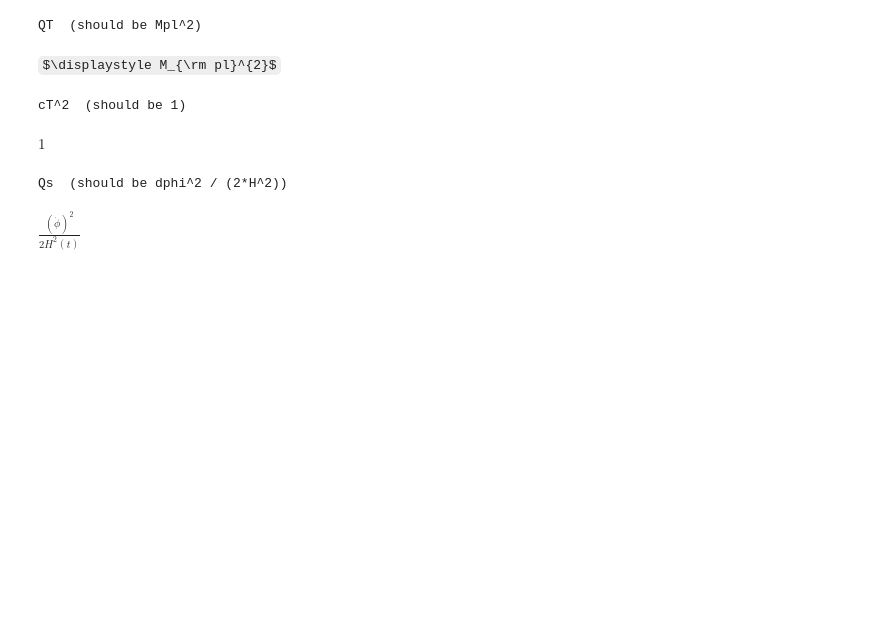
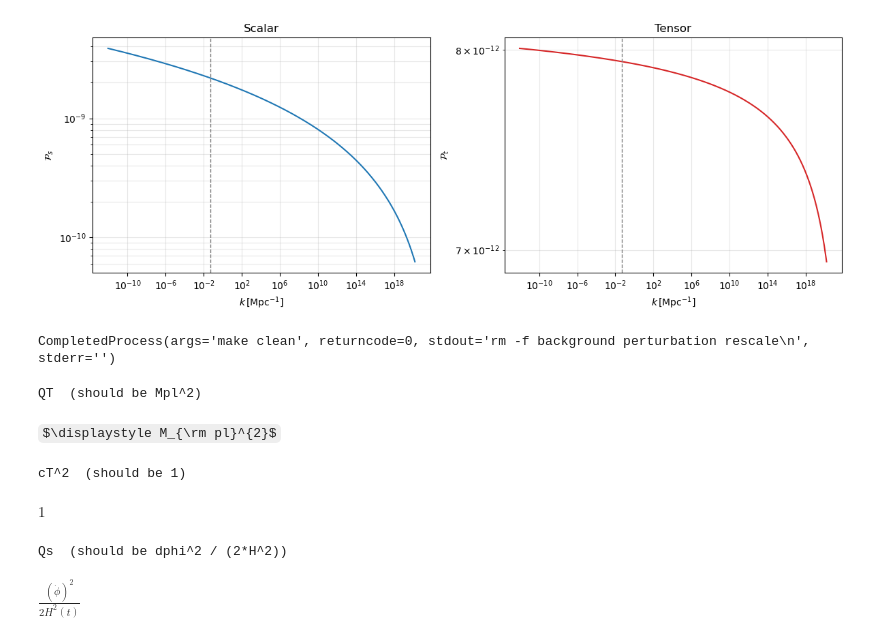
Before and after one commit to aayush21-work/HISolver, a Jupyter notebook: Example.ipynb, the cells around one changed output. Cells and saved outputs as stored; diff of their text form; code cells hidden in the pictures; some formulas as TeX source; blank space fills up the shorter version.

Commit message:
added user friendly modules for controlling the pipeline from ipynb

```diff
--- a/Example.ipynb
+++ b/Example.ipynb
@@ -114,0 +114,13 @@ $\displaystyle \frac{- 8 M^{6} M_{\rm pl}^{6} \dot{H} + 8 M^{4} M_{\rm pl}^{4} H
+# %%
+
+from horndeski.codegen.cpp_emitter import emit_model
+PATH = '/home/aayush/Documents/Generic/Horndeski'
+emit_model(
+    G2, G3, G4, G5,                # the model you defined above
+    model_name  = "user model",
+    V_expr      = V,
+    dV_expr     = dV,
+    output_path = f"{PATH}/model_generated.hpp",
+    params      = {"Mpl": 1.0, "M": 1e-3},   # set your PHYSICAL M here
+)
+print("model_generated.hpp written.")
@@ -114,0 +137,6 @@ $\displaystyle \frac{- 8 M^{6} M_{\rm pl}^{6} \dot{H} + 8 M^{4} M_{\rm pl}^{4} H
+# %%
+import subprocess
+r = subprocess.run(["make", "pipeline"], cwd=PATH, capture_output=True, text=True)
+print(r.stdout[-2000:])
+if r.returncode != 0:
+    print("STDERR:\n", r.stderr[-2000:]); raise RuntimeError("pipeline failed")
@@ -115,3 +161,19 @@ $\displaystyle \frac{- 8 M^{6} M_{\rm pl}^{6} \dot{H} + 8 M^{4} M_{\rm pl}^{4} H
+# %%
+import numpy as np, matplotlib.pyplot as plt
+ks, Ps = np.loadtxt(f"{PATH}/scalar_spectrum_rescaled.dat", unpack=True)
+kt, Pt = np.loadtxt(f"{PATH}/tensor_spectrum_rescaled.dat", unpack=True)
+fig, ax = plt.subplots(1, 2, figsize=(12, 4.5))
+ax[0].loglog(ks, Ps); ax[0].set(xlabel=r'$k\,[\mathrm{Mpc}^{-1}]$', ylabel=r'$\mathcal{P}_s$', title='Scalar')
+ax[1].loglog(kt, Pt, 'C3'); ax[1].set(xlabel=r'$k\,[\mathrm{Mpc}^{-1}]$', ylabel=r'$\mathcal{P}_t$', title='Tensor')
+for a in ax: a.axvline(0.05, ls='--', c='grey', lw=1); a.grid(alpha=0.3, which='both')
+plt.tight_layout()
+plt.show()
+# %% [output]
+[figure, added]
+# %%
+subprocess.run("make clean",cwd=PATH, capture_output=True, text=True,shell=True)
+# %% [output]
+CompletedProcess(args='make clean', returncode=0, stdout='rm -f background perturbation rescale\n', stderr='')
 # %%
 # GR sanity check: G2=X-V, G3=0, G4=Mpl^2/2, G5=0
 # Expected:
```
Also changed, not shown: parts of 6 cells of this notebook.
